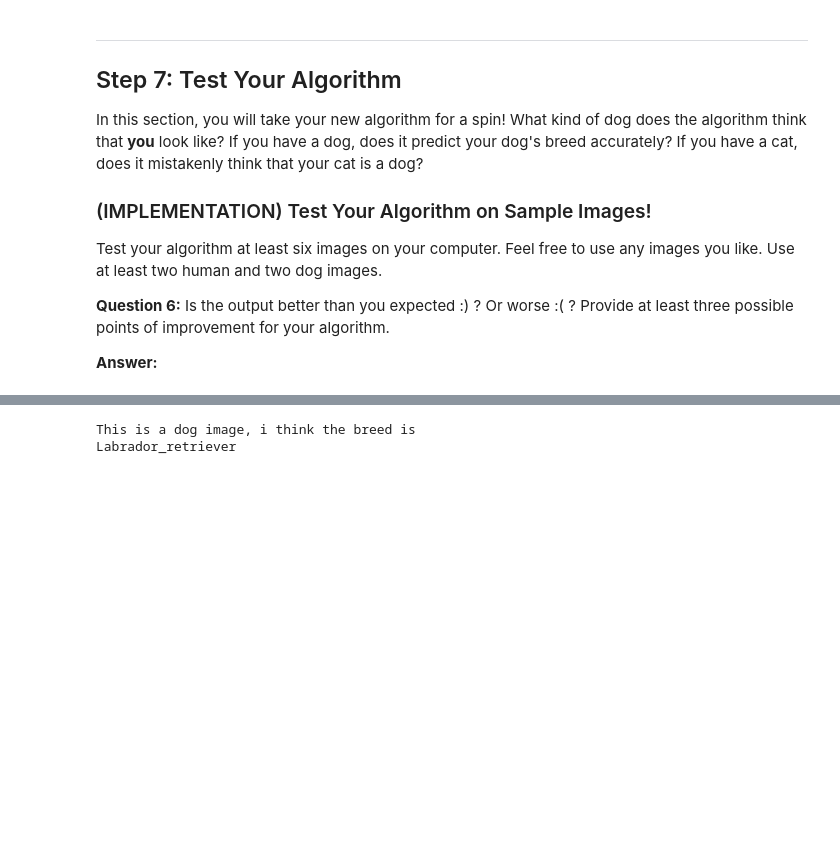
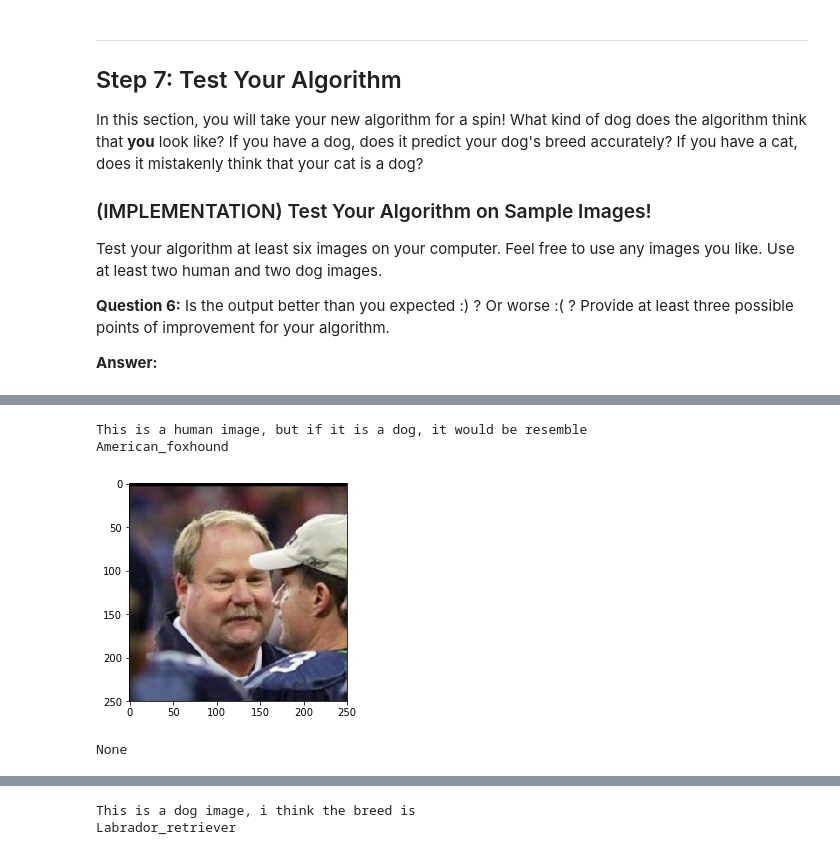
Before and after one commit to DimasAdinugroho/machine-learning-nanodegree, a Jupyter notebook: dog-project/dog_app.ipynb, the cells around one changed output, grey strips where cells are left out. Drawn from its saved outputs; the diff is of its cells as text; code cells hidden in the pictures; blank space fills up the shorter version.

```diff
--- a/dog-project/dog_app.ipynb
+++ b/dog-project/dog_app.ipynb
@@ -821,0 +962,8 @@ None
+# %%
+img_path = human_files_short[52]
+print(dog_breed(img_path))
+# %% [output]
+This is a human image, but if it is a dog, it would be resemble
+American_foxhound
+[figure, added]
+None
```
Also changed, not shown: parts of 21 cells of this notebook, 1 other file.
